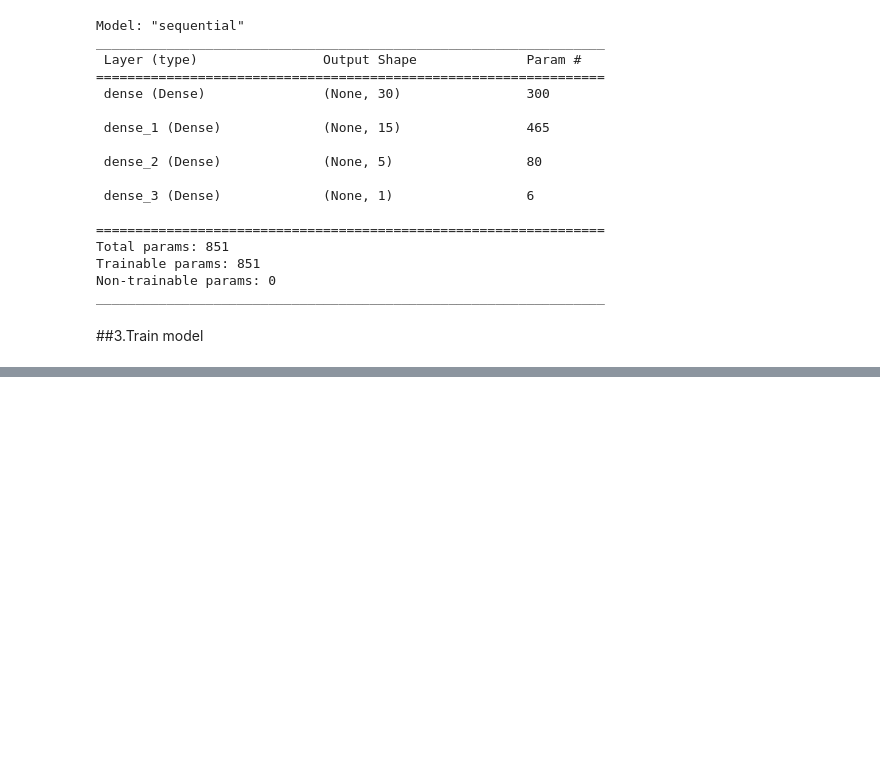
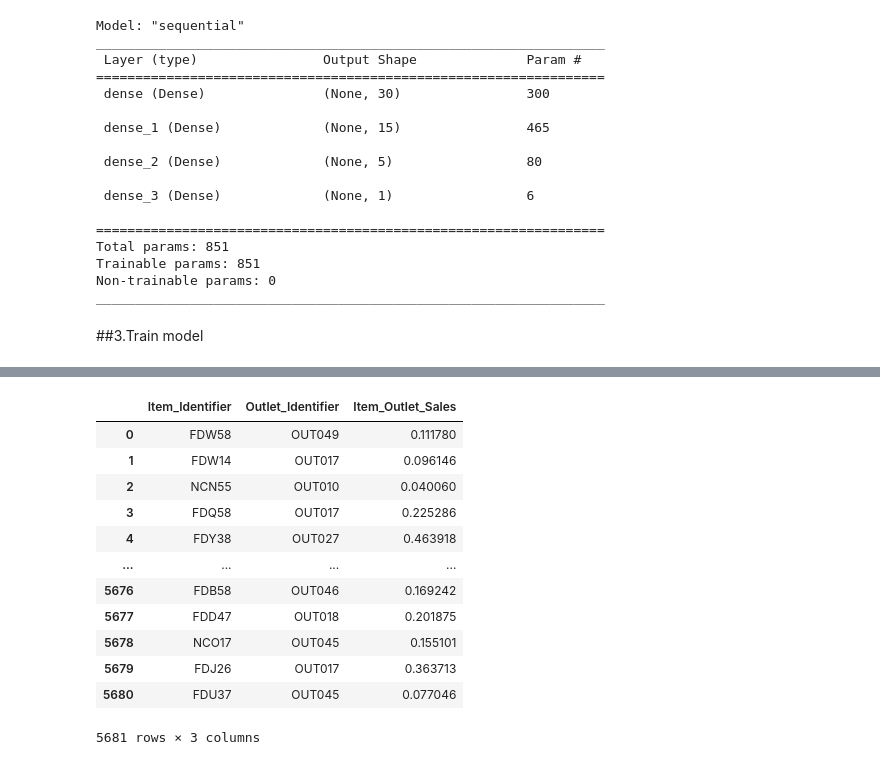
Before and after one commit to DiwakarBasnet/Neural_Network, a Jupyter notebook: Sales_Prediction/Sales_Prediction.ipynb, the cells around one changed output, grey strips where cells are left out. Cells and saved outputs as stored; diff of their text form; code cells hidden in the pictures; blank space fills up the shorter version.

```diff
--- a/Sales_Prediction/Sales_Prediction.ipynb
+++ b/Sales_Prediction/Sales_Prediction.ipynb
@@ -229,7 +229,7 @@ def root_mean_squared_error(y_true, y_pred):
         return K.sqrt(K.mean(K.square(y_pred - y_true)))
 
 ##### Compiling the model #####
-model.compile(loss = root_mean_squared_error, optimizer = 'Adam', metrics = ['accuracy'])
+model.compile(loss = root_mean_squared_error, optimizer = 'Adam', metrics = ['mean_squared_error'])
 # %% [markdown]
 ##3.Train model
 # %%
@@ -263,0 +352,23 @@ r2_score(y_test, prediction)
+# %%
+pred = model.predict(new_test_data)
+# %%
+df = pd.DataFrame()
+df['Item_Identifier'] = data_test['Item_Identifier']
+df['Outlet_Identifier'] = data_test['Outlet_Identifier']
+df['Item_Outlet_Sales']= pred
+
+df
+# %% [output]
+|  | Item_Identifier | Outlet_Identifier | Item_Outlet_Sales |
+| 0 | FDW58 | OUT049 | 0.111780 |
+| 1 | FDW14 | OUT017 | 0.096146 |
+| 2 | NCN55 | OUT010 | 0.040060 |
+| 3 | FDQ58 | OUT017 | 0.225286 |
+| 4 | FDY38 | OUT027 | 0.463918 |
+| ... | ... | ... | ... |
+| 5676 | FDB58 | OUT046 | 0.169242 |
+| 5677 | FDD47 | OUT018 | 0.201875 |
+| 5678 | NCO17 | OUT045 | 0.155101 |
+| 5679 | FDJ26 | OUT017 | 0.363713 |
+| 5680 | FDU37 | OUT045 | 0.077046 |
+5681 rows × 3 columns
```
Also changed, not shown: parts of 18 cells of this notebook.
